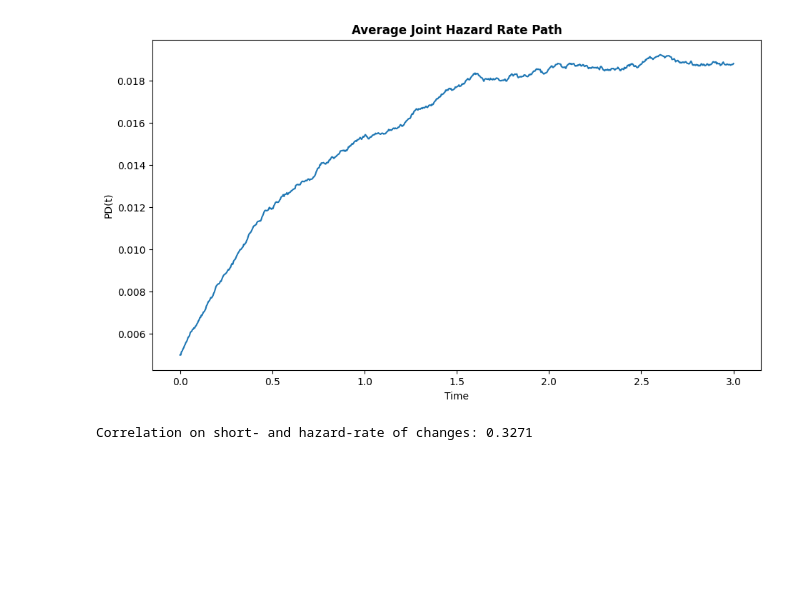
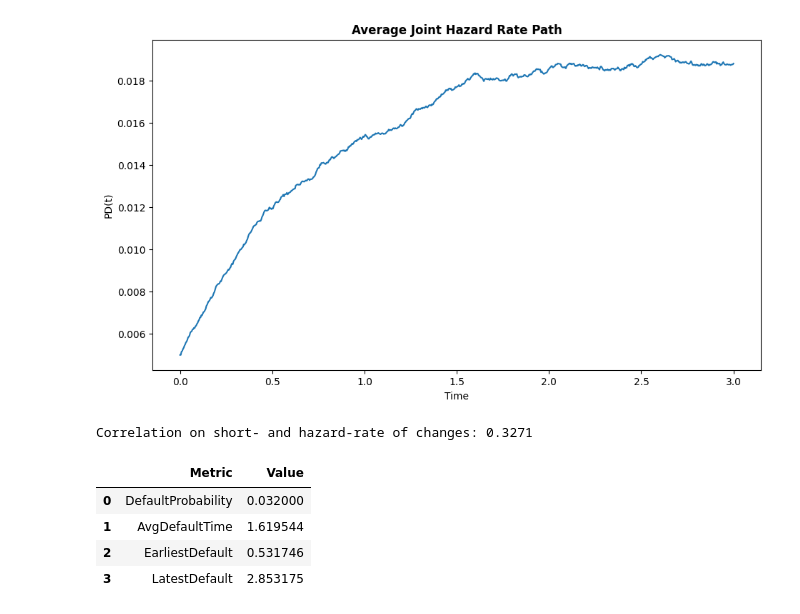
Before and after one commit to gorkemyencak/treasury-valuation-engine, a Jupyter notebook: notebooks/15_wrong_way_risk.ipynb, the cells around one changed output. Saved outputs shown, nothing was run; the diff lists cells and outputs as text; code cells hidden in the pictures; blank space fills up the shorter version.

```diff
--- a/notebooks/15_wrong_way_risk.ipynb
+++ b/notebooks/15_wrong_way_risk.ipynb
@@ -426,3 +427,30 @@ d_lambda = np.diff(
 print(f'Correlation on short- and hazard-rate of changes: {np.corrcoef(d_rate, d_lambda)[0, 1]:.4f}')
 # %% [output]
 Correlation on short- and hazard-rate of changes: 0.3271
+# %%
+### default time simulator
+# hazard paths
+joint_hazard_paths = multi_joint_paths['HazardRate']
+
+# time_grid
+time_grid = hazard_path['Times'].to_numpy()
+
+# initialize default time simulator engine
+default_time_engine = DefaultTimeSimulator(random_seed = 2)
+
+# default times
+default_times = default_time_engine.simulate_multi_default_times(
+    hazard_paths = joint_hazard_paths,
+    time_grid = time_grid
+)
+
+# summary statistics of default times simulator
+summary = default_time_engine.summary_report(default_times = default_times)
+
+summary
+# %% [output]
+|  | Metric | Value |
+| 0 | DefaultProbability | 0.032000 |
+| 1 | AvgDefaultTime | 1.619544 |
+| 2 | EarliestDefault | 0.531746 |
+| 3 | LatestDefault | 2.853175 |
```
Also changed, not shown: parts of 3 cells of this notebook, 1 other file.
